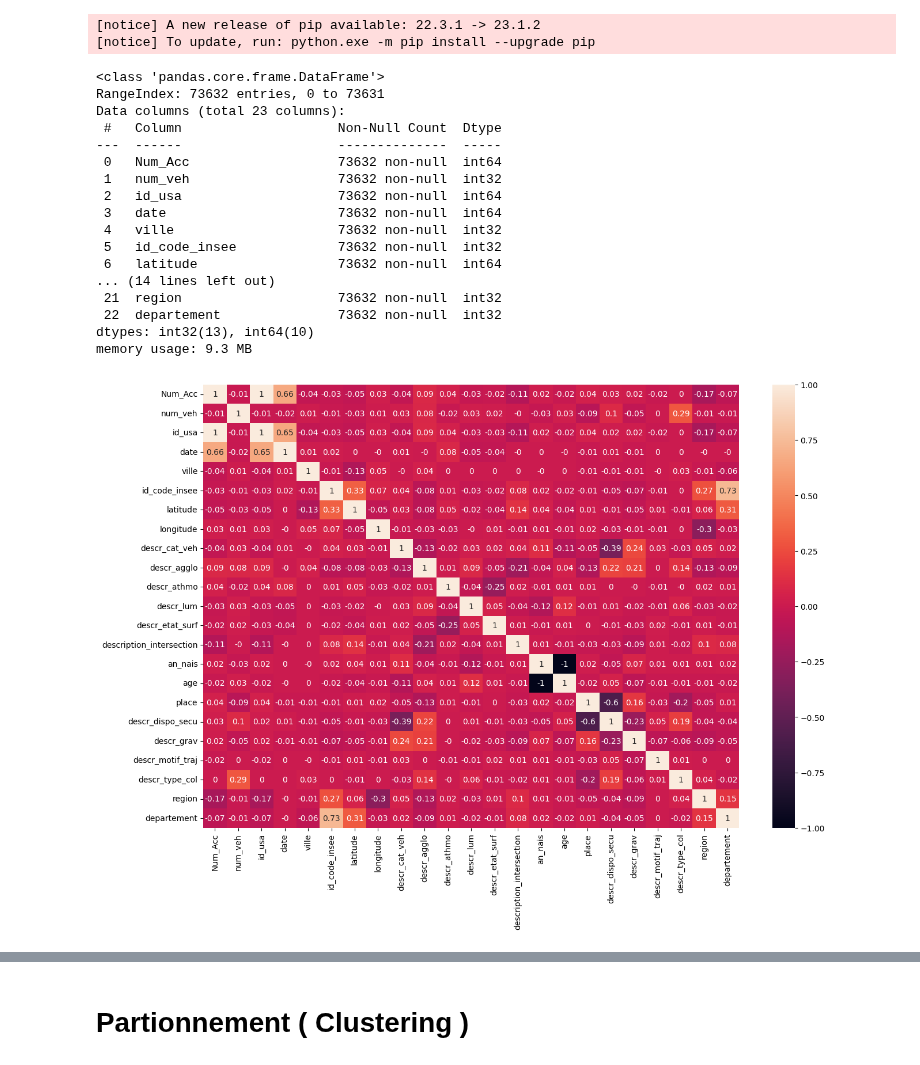
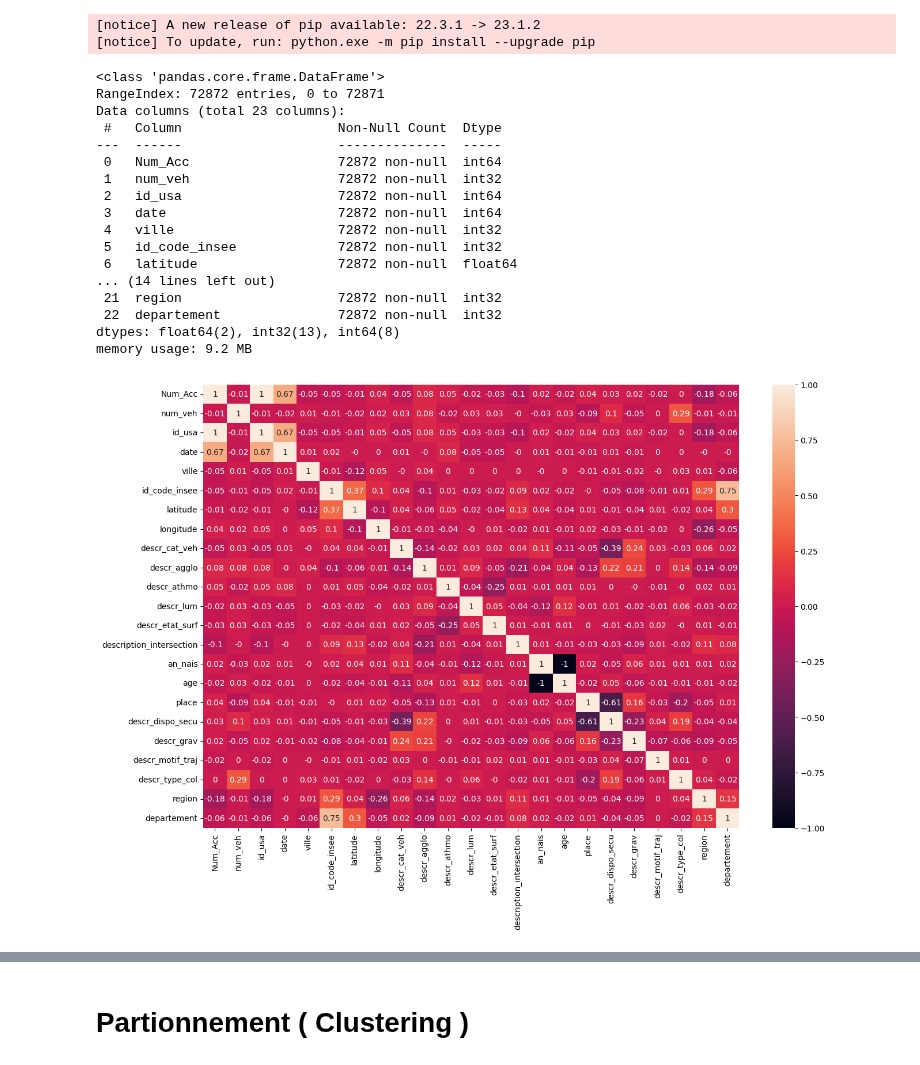
Before and after one commit to Epwo/ProjetA3-23, a Jupyter notebook: IA/non supervisé/non-supervise.ipynb, the cells around one changed output, grey strips where cells are left out. Drawn from its saved outputs; the diff is of its cells as text; code cells hidden in the pictures.

Commit message:
corrected lat long stay in float not int

```diff
--- a/IA/non supervisé/non-supervise.ipynb
+++ b/IA/non supervisé/non-supervise.ipynb
@@ -73,15 +73,15 @@ from sklearn import preprocessing
 import matplotlib.pyplot as plt
 import seaborn as sns
 # %%
-
 df = pd.read_csv('../df.csv')
 
 enc = preprocessing.LabelEncoder()
 #convertit en numérique les colonnes
 
 for column_name in df:
-    if not column_name.isnumeric():
-        df[column_name] = enc.fit_transform(df[column_name])
+    if column_name != 'longitude' and column_name != 'latitude':
+        if not column_name.isnumeric()  :
+            df[column_name] = enc.fit_transform(df[column_name])
 
 
 df.info()
@@ -97,44 +97,44 @@ plt.show()
 #supprimer colonne
 del df['Num_Acc']
 del df['num_veh']
 del df['id_usa']
 del df['ville']
 del df['id_code_insee']
 del df['descr_athmo']
 del df['descr_lum']
 del df['descr_etat_surf']
 del df['description_intersection']
 del df['an_nais']
 del df['age']
 del df['descr_motif_traj']
 del df['descr_type_col']
 del df['region']
 del df['departement']
 
 corr_df = df.corr(method='pearson')
 
 plt.figure(figsize=(15, 10))
 sns.heatmap(round(corr_df,2), annot=True)
 plt.xticks(rotation=90)
 plt.show()
 #del df['nom colonne']
 # %% [output]
 <class 'pandas.core.frame.DataFrame'>
-RangeIndex: 73632 entries, 0 to 73631
+RangeIndex: 72872 entries, 0 to 72871
 Data columns (total 23 columns):
  #   Column                    Non-Null Count  Dtype
 ---  ------                    --------------  -----
- 0   Num_Acc                   73632 non-null  int64
- 1   num_veh                   73632 non-null  int32
- 2   id_usa                    73632 non-null  int64
- 3   date                      73632 non-null  int64
- 4   ville                     73632 non-null  int32
- 5   id_code_insee             73632 non-null  int32
- 6   latitude                  73632 non-null  int64
+ 0   Num_Acc                   72872 non-null  int64
+ 1   num_veh                   72872 non-null  int32
+ 2   id_usa                    72872 non-null  int64
+ 3   date                      72872 non-null  int64
+ 4   ville                     72872 non-null  int32
+ 5   id_code_insee             72872 non-null  int32
+ 6   latitude                  72872 non-null  float64
 ... (14 lines left out)
- 21  region                    73632 non-null  int32
- 22  departement               73632 non-null  int32
-dtypes: int32(13), int64(10)
-memory usage: 9.3 MB
+ 21  region                    72872 non-null  int32
+ 22  departement               72872 non-null  int32
+dtypes: float64(2), int32(13), int64(8)
+memory usage: 9.2 MB
-[figure, old version]
+[figure, new version]
 [figure]
```
Also changed, not shown: parts of 5 cells of this notebook.
